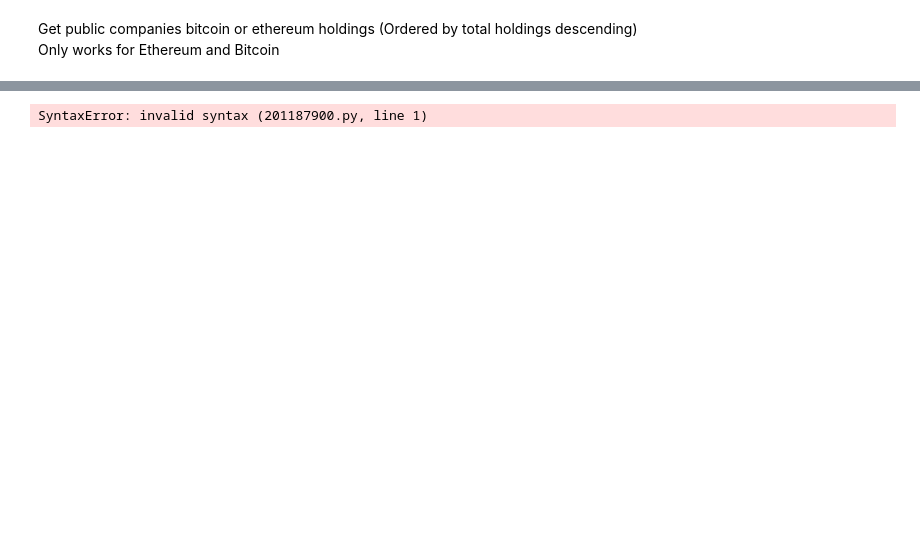
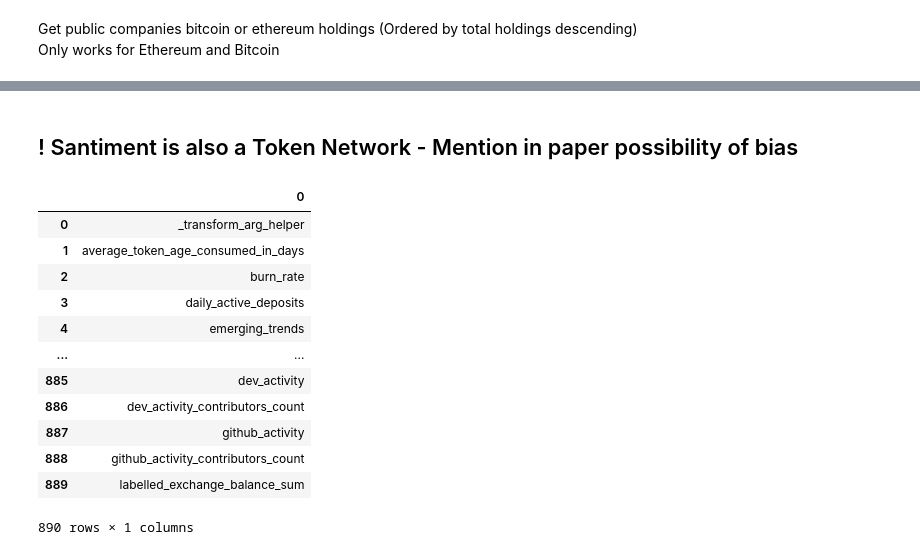
Before and after one commit to akotsovo/ASIM-Coins, a Jupyter notebook: Data Collection.ipynb, the cells around one changed output, grey strips where cells are left out. Cells and saved outputs as stored; diff of their text form; code cells hidden in the pictures; blank space fills up the shorter version.

Commit message:
added first santiment endpoints

```diff
--- a/Data Collection.ipynb
+++ b/Data Collection.ipynb
@@ -555,4 +376,23 @@ except (ConnectionError, Timeout, TooManyRedirects) as e:
-# %%
-url =
-# %% [output]
-SyntaxError: invalid syntax (201187900.py, line 1)
+# %% [markdown]
+## ! Santiment is also a Token Network - Mention in paper possibility of bias
+# %%
+import san
+san.ApiConfig.api_key = '3upvxk7v73tdbsye_sda5brzu6hdnuren'
+# %%
+metrics = pd.DataFrame.from_dict(san.available_metrics())
+# %%
+metrics
+# %% [output]
+|  | 0 |
+| 0 | _transform_arg_helper |
+| 1 | average_token_age_consumed_in_days |
+| 2 | burn_rate |
+| 3 | daily_active_deposits |
+| 4 | emerging_trends |
+| ... | ... |
+| 885 | dev_activity |
+| 886 | dev_activity_contributors_count |
+| 887 | github_activity |
+| 888 | github_activity_contributors_count |
+| 889 | labelled_exchange_balance_sum |
+890 rows × 1 columns
```
Also changed, not shown: parts of 111 cells of this notebook, 57 other files.
